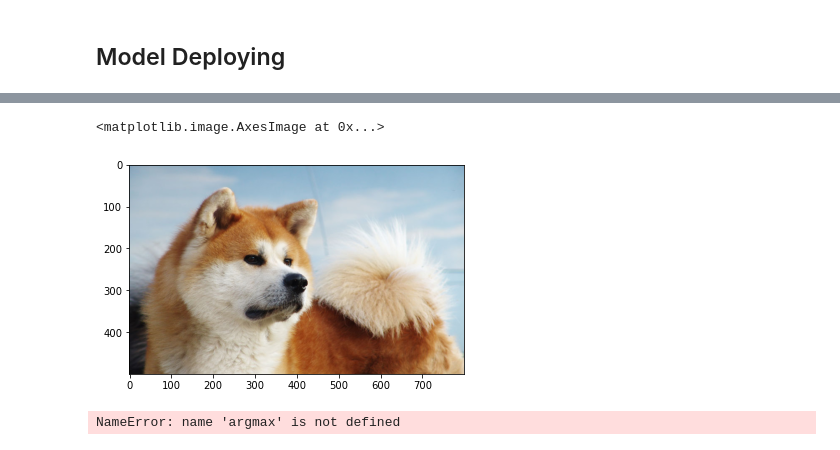
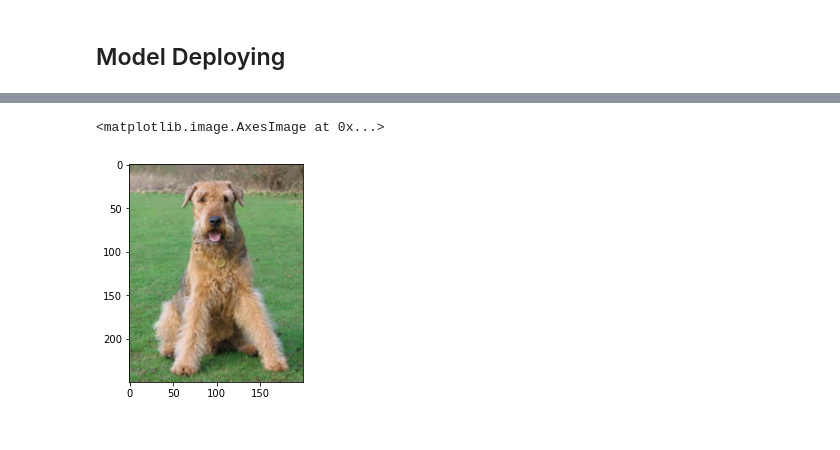
Before and after one commit to medhatelhady/dog-images-classifier-using-aws, a Jupyter notebook: train_and_deploy.ipynb, the cells around one changed output, grey strips where cells are left out. Saved outputs shown, nothing was run; the diff lists cells and outputs as text; code cells hidden in the pictures.

Commit message:
remove errors

```diff
--- a/train_and_deploy.ipynb
+++ b/train_and_deploy.ipynb
@@ -469,11 +467,11 @@ predictor=pytorch_model.deploy(initial_instance_count=1, instance_type="ml.m5.xl
 # %%
 import matplotlib.pyplot as plt
 
-img = plt.imread("./dogImages/test/004.Akita/Akita_00263.jpg")
+img = plt.imread("./dogImages/test/003.Airedale_terrier/Airedale_terrier_00179.jpg")
 plt.imshow(img)
 # %% [output]
 <matplotlib.image.AxesImage at 0x...>
-[figure, old version]
+[figure, new version]
 # %%
 import io
 from PIL import Image
@@ -485,7 +483,3 @@ image = buffer.getvalue()
 # Run an prediction on the endpoint
 
 response = predictor.predict(image)
-# %%
-argmax(response, 1)
-# %% [output]
-NameError: name 'argmax' is not defined
```
Also changed, not shown: parts of 5 cells of this notebook.
